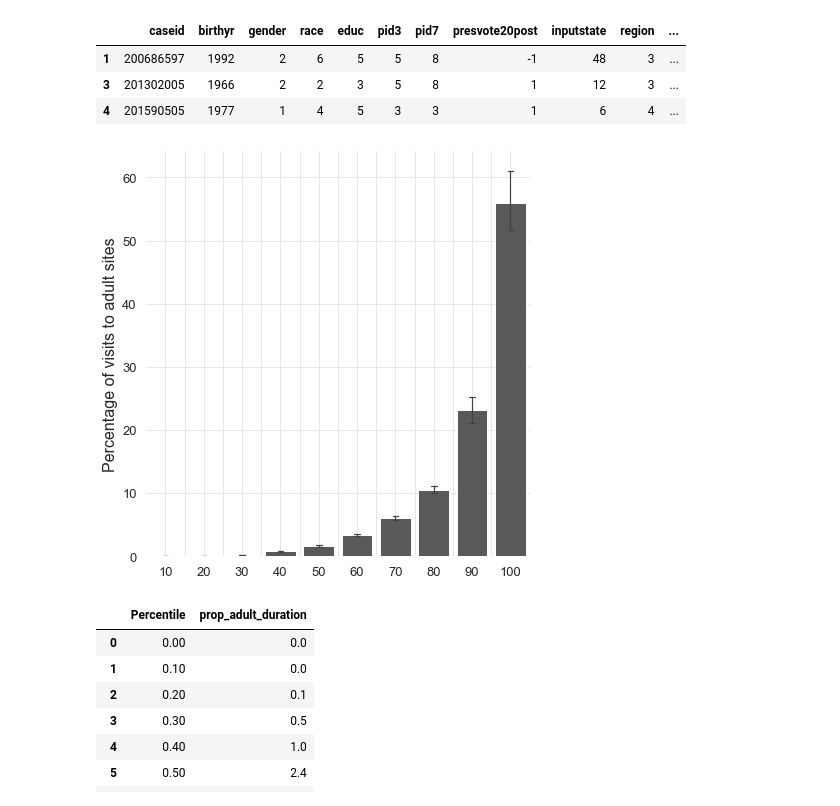
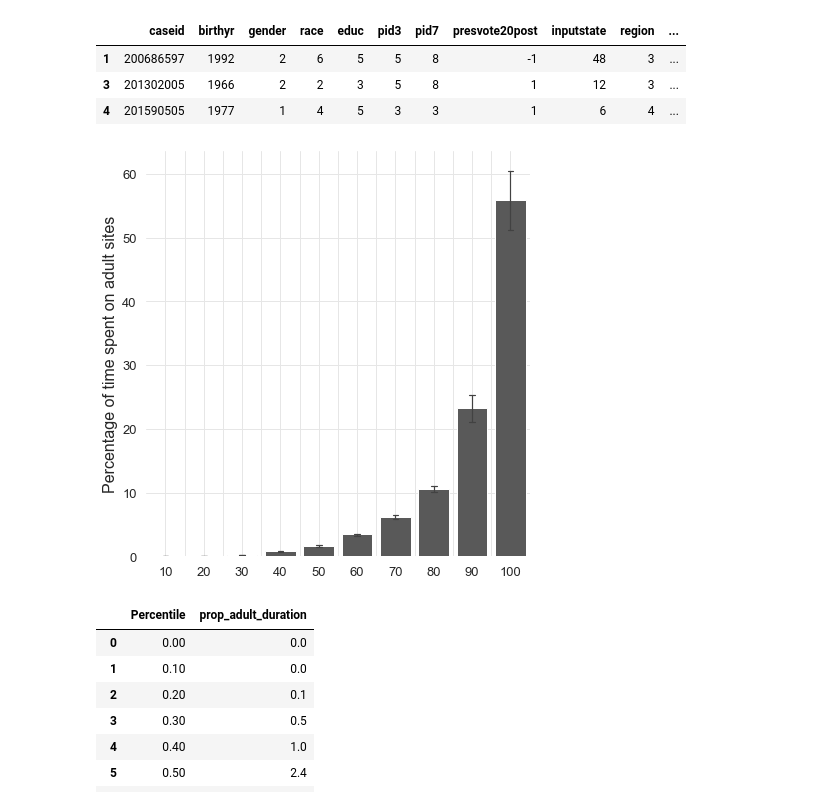
Before and after one commit to soodoku/adult, a Jupyter notebook: scripts/duration_on_adultsites.ipynb, the cells around one changed output. Drawn from its saved outputs; the diff is of its cells as text; code cells hidden in the pictures.

Commit message:
Fix typo with label titles
Fix typo (replace 'visits' with 'time spent') in the graph axis label title for proportion duration figures.

```diff
--- a/scripts/duration_on_adultsites.ipynb
+++ b/scripts/duration_on_adultsites.ipynb
@@ -391,29 +391,29 @@ N = 383
 # %%
 # (fold cell) Plot deciles
 scale = .7
 fig, ax = plt.subplots(figsize=(9*scale, 9*scale))
 
 sns.barplot(
     x=f"decile_{outcome_var}", y=outcome_var, data=_df,
     color=".35",
     ci=95,
     errwidth=1.2,
     capsize=.15,
 )
 ax.set_yticks(range(0,70,10))
 ax.set_xlabel("")
-ax.set_ylabel("Percentage of visits to adult sites", size=16)
+ax.set_ylabel("Percentage of time spent on adult sites", size=16)
 ax.tick_params(axis='both', which='major', labelsize=13)
 plt.tight_layout()
 ax.xaxis.grid(True)
 ax.get_xaxis().set_minor_locator(ticker.AutoMinorLocator(2))
 ax.xaxis.grid(True, which="both", color=".9")
 ax.yaxis.grid(True, which="both", color=".9")
 
 sns.despine(left=True, bottom=True)
 save_mpl_fig(os.path.join(FIGSAVEDIR, "distribution_proportion_duration_on_adultsites"))
 # %% [output]
-[figure, old version]
+[figure, new version]
 # %%
 # Get table of percentiles (fold cell)
 ntiles = [.0,.1,.2,.3,.4,.5,.6,.7,.8,.9,.95,.96,.97,.98,.99,1]
```
Also changed, not shown: parts of 1 cell of this notebook, 7 other files.
